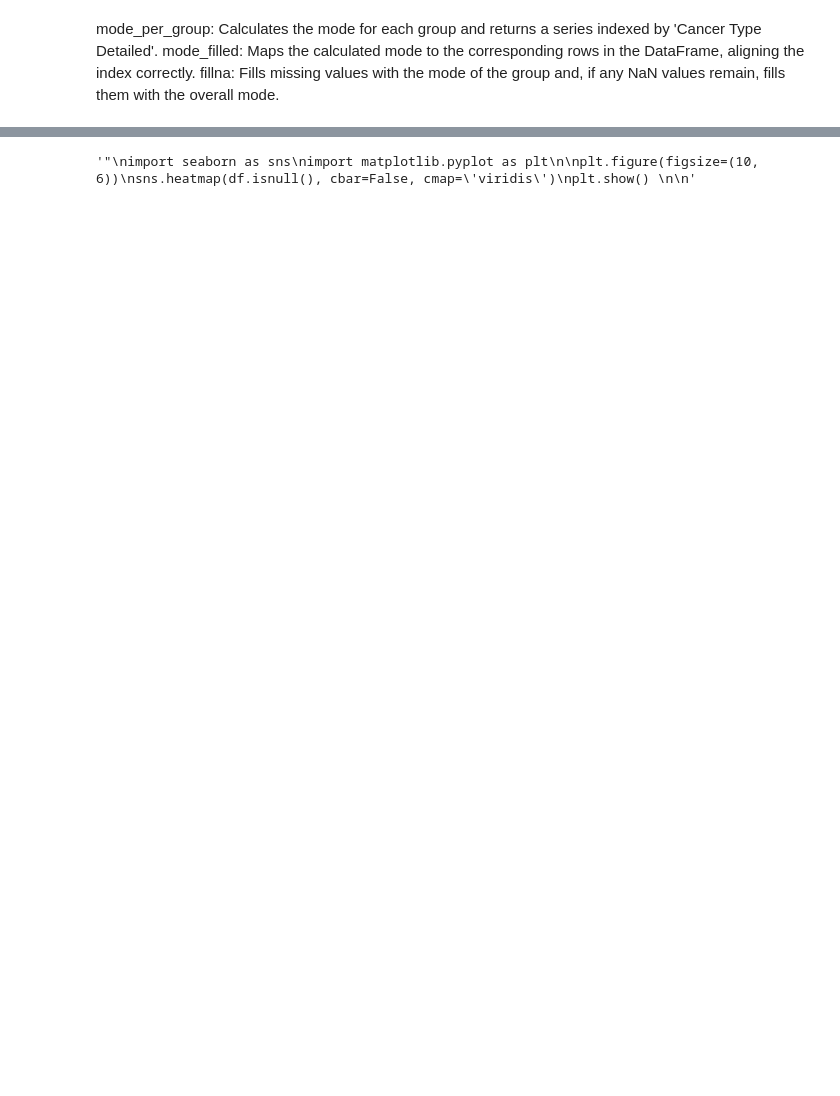
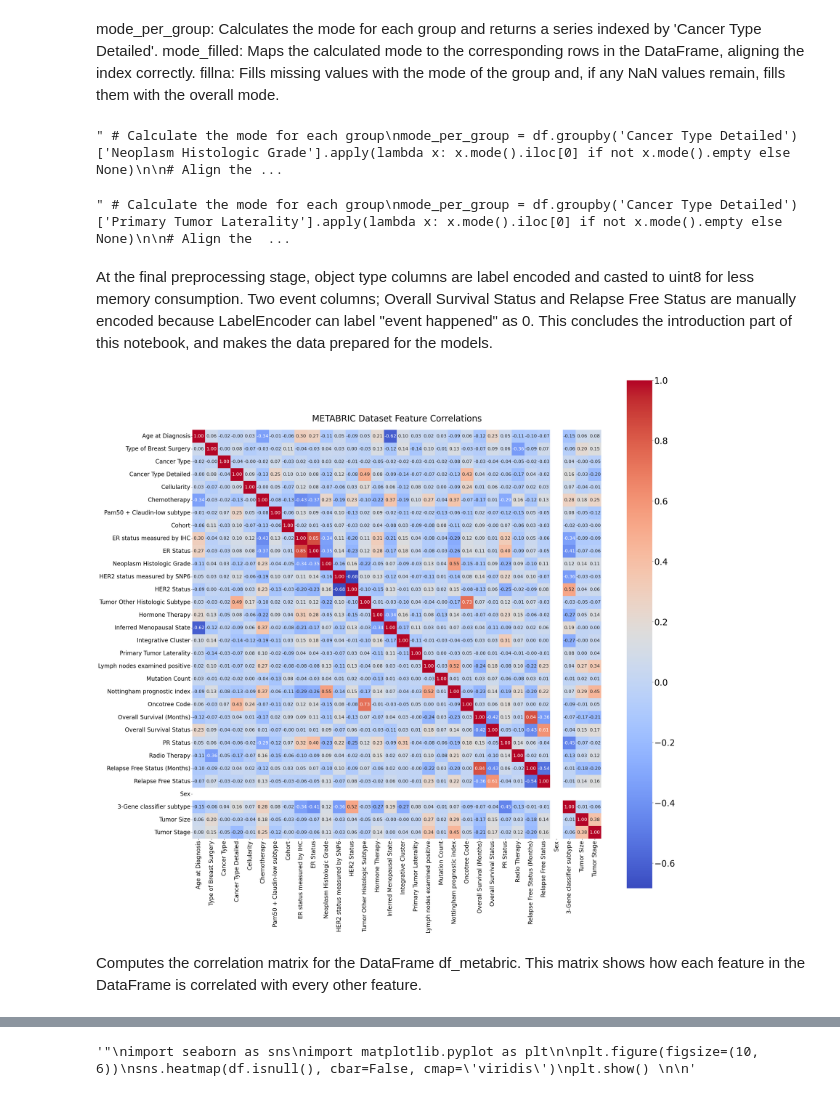
Before and after one commit to Roshinigompa/Cancer_Survival-Analysis, a Jupyter notebook: research/01.data_cleaning.ipynb, the cells around one changed output, grey strips where cells are left out. Saved outputs shown, nothing was run; the diff lists cells and outputs as text; code cells hidden in the pictures; blank space fills up the shorter version.

```diff
--- a/research/01.data_cleaning.ipynb
+++ b/research/01.data_cleaning.ipynb
@@ -254,7 +292,7 @@ mode_per_group: Calculates the mode for each group and returns a series indexed
 mode_filled: Maps the calculated mode to the corresponding rows in the DataFrame, aligning the index correctly.
 fillna: Fills missing values with the mode of the group and, if any NaN values remain, fills them with the overall mode.
 # %%
-# Calculate the mode for each group
+""" # Calculate the mode for each group
 mode_per_group = df.groupby('Cancer Type Detailed')['Neoplasm Histologic Grade'].apply(lambda x: x.mode().iloc[0] if not x.mode().empty else None)
 
 # Align the index of the mode with the original DataFrame's index
@@ -265,4 +303,22 @@ df['Neoplasm Histologic Grade'] = df['Neoplasm Histologic Grade'].fillna(mode_fi
 
 # If there are still any missing values, fill them with the overall mode of the column
 overall_mode = df['Neoplasm Histologic Grade'].mode().iloc[0]
-df['Neoplasm Histologic Grade'] = df['Neoplasm Histologic Grade'].fillna(overall_mode)
+df['Neoplasm Histologic Grade'] = df['Neoplasm Histologic Grade'].fillna(overall_mode) """
+# %% [output]
+" # Calculate the mode for each group\nmode_per_group = df.groupby('Cancer Type Detailed')['Neoplasm Histologic Grade'].apply(lambda x: x.mode().iloc[0] if not x.mode().empty else None)\n\n# Align the ...
+# %%
+""" # Calculate the mode for each group
+mode_per_group = df.groupby('Cancer Type Detailed')['Primary Tumor Laterality'].apply(lambda x: x.mode().iloc[0] if not x.mode().empty else None)
+
+# Align the index of the mode with the original DataFrame's index
+mode_filled = df['Cancer Type Detailed'].map(mode_per_group)
+
+# Fill missing values within each group with the group's mode
+df['Primary Tumor Laterality'] = df['Primary Tumor Laterality'].fillna(mode_filled)
+
+# If there are still any missing values, fill them with the overall mode of the column
+overall_mode = df['Primary Tumor Laterality'].mode().iloc[0]
+df['Primary Tumor Laterality'] = df['Primary Tumor Laterality'].fillna(overall_mode)
+"""
+# %% [output]
+" # Calculate the mode for each group\nmode_per_group = df.groupby('Cancer Type Detailed')['Primary Tumor Laterality'].apply(lambda x: x.mode().iloc[0] if not x.mode().empty else None)\n\n# Align the  ...
@@ -268,0 +376,53 @@ df['Neoplasm Histologic Grade'] = df['Neoplasm Histologic Grade'].fillna(overall
+# %%
+object_cols = ['Type of Breast Surgery', 'Cancer Type', 'Cancer Type Detailed', 'Cellularity',
+               'Chemotherapy', 'Chemotherapy', 'Pam50 + Claudin-low subtype', 'ER status measured by IHC',
+               'ER Status', 'HER2 status measured by SNP6', 'HER2 Status', 'Tumor Other Histologic Subtype',
+               'Hormone Therapy', 'Inferred Menopausal State', 'Integrative Cluster', 'Primary Tumor Laterality',
+               'Oncotree Code', 'PR Status', 'Radio Therapy', 'Sex', '3-Gene classifier subtype']
+
+for col in object_cols:
+    df[col] = np.uint8(LabelEncoder().fit_transform(df[col]))
+
+df['Overall Survival Status'] = np.uint8(df['Overall Survival Status'].map({'Living': 0, 'Deceased': 1}))
+df['Relapse Free Status'] = np.uint8(df['Relapse Free Status'].map({'Not Recurred': 0, 'Recurred': 1}))
+# %% [markdown]
+At the final preprocessing stage, object type columns are label encoded and casted to uint8 for less memory consumption. Two event columns; Overall Survival Status and Relapse Free Status are manually encoded because LabelEncoder can label "event happened" as 0. This concludes the introduction part of this notebook, and makes the data prepared for the models.
+# %%
+# List of columns to be included in correlation
+numeric_cols = df.select_dtypes(include=['number']).columns
+
+# Calculate the correlation matrix for only numeric columns
+corr_matrix = df[numeric_cols].corr()
+
+# Check for non-numeric values in columns that should be numeric
+for col in numeric_cols:
+    if df[col].apply(lambda x: isinstance(x, str)).any():
+        print(f"Non-numeric values found in column: {col}")
+
+# Check for non-numeric values in columns that should be numeric
+for col in numeric_cols:
+    if df[col].apply(lambda x: isinstance(x, str)).any():
+        print(f"Non-numeric values found in column: {col}")
+
+# Convert non-numeric values to NaN and then handle NaNs
+df[numeric_cols] = df[numeric_cols].apply(pd.to_numeric, errors='coerce')
+
+
+import matplotlib.pyplot as plt
+import seaborn as sns
+
+fig = plt.figure(figsize=(32, 32), dpi=100)
+
+ax = sns.heatmap(corr_matrix, annot=True, square=True, cmap='coolwarm', annot_kws={'size': 16}, fmt='.2f')
+cbar = ax.collections[0].colorbar
+cbar.ax.tick_params(labelsize=30)
+
+plt.tick_params(axis='x', labelsize=20, rotation=90)
+plt.tick_params(axis='y', labelsize=20, rotation=0)
+plt.title('METABRIC Dataset Feature Correlations', size=30, pad=30)
+
+plt.show()
+# %% [output]
+[figure, added]
+# %% [markdown]
+Computes the correlation matrix for the DataFrame df_metabric. This matrix shows how each feature in the DataFrame is correlated with every other feature.
```
Also changed, not shown: parts of 11 cells of this notebook.
